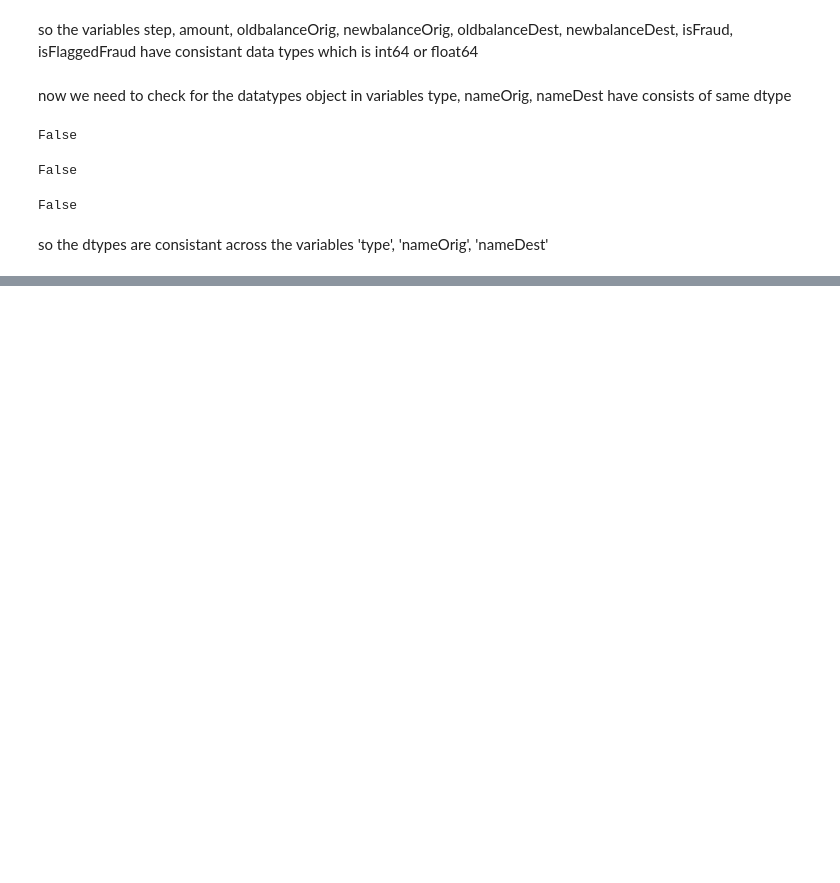
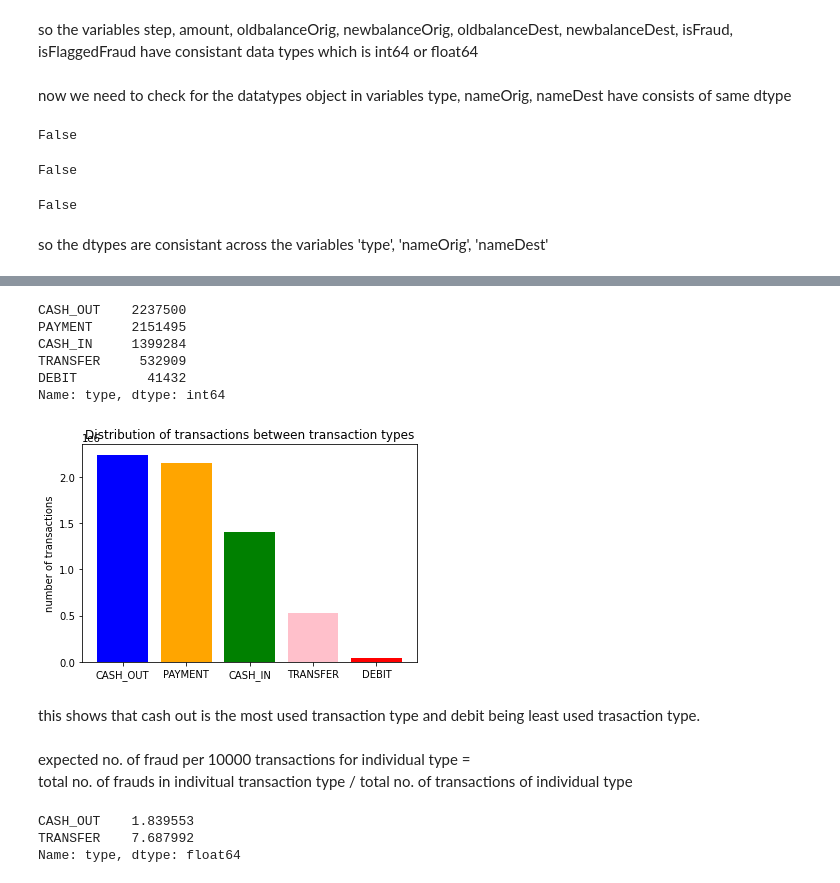
Before and after one commit to sulaiman01/INSAID-fraudulent_transactions_prediction, a Jupyter notebook: prediction_model.ipynb, the cells around one changed output, grey strips where cells are left out. Cells and saved outputs as stored; diff of their text form; code cells hidden in the pictures; blank space fills up the shorter version.

```diff
--- a/prediction_model.ipynb
+++ b/prediction_model.ipynb
@@ -146,0 +203,31 @@ data[data['amount'] > 200000]
+# %%
+# count of each payment type
+data['type'].value_counts()
+# %% [output]
+CASH_OUT    2237500
+PAYMENT     2151495
+CASH_IN     1399284
+TRANSFER     532909
+DEBIT         41432
+Name: type, dtype: int64
+# %%
+# plot of transaction type distribution
+plot = plt.figure()
+plt.bar(data['type'].value_counts().index,data['type'].value_counts().values, color = ['blue','orange','green','pink','red'])
+plt.title('Distribution of transactions between transaction types')
+plt.ylabel('number of transactions')
+plt.show()
+# %% [output]
+[figure, added]
+# %% [markdown]
+this shows that cash out is the most used transaction type and debit being least used trasaction type.
+# %% [markdown]
+expected no. of fraud per 10000 transactions for individual type =
+               total no. of frauds in indivitual transaction type / total no. of transactions of individual type
+# %%
+# calculating occurence of fraud per 1000 transactions
+(t_fraud_s/data['type'].value_counts()[['CASH_OUT','TRANSFER']])*1000
+# %% [output]
+CASH_OUT    1.839553
+TRANSFER    7.687992
+Name: type, dtype: float64
```
Also changed, not shown: parts of 20 cells of this notebook.
